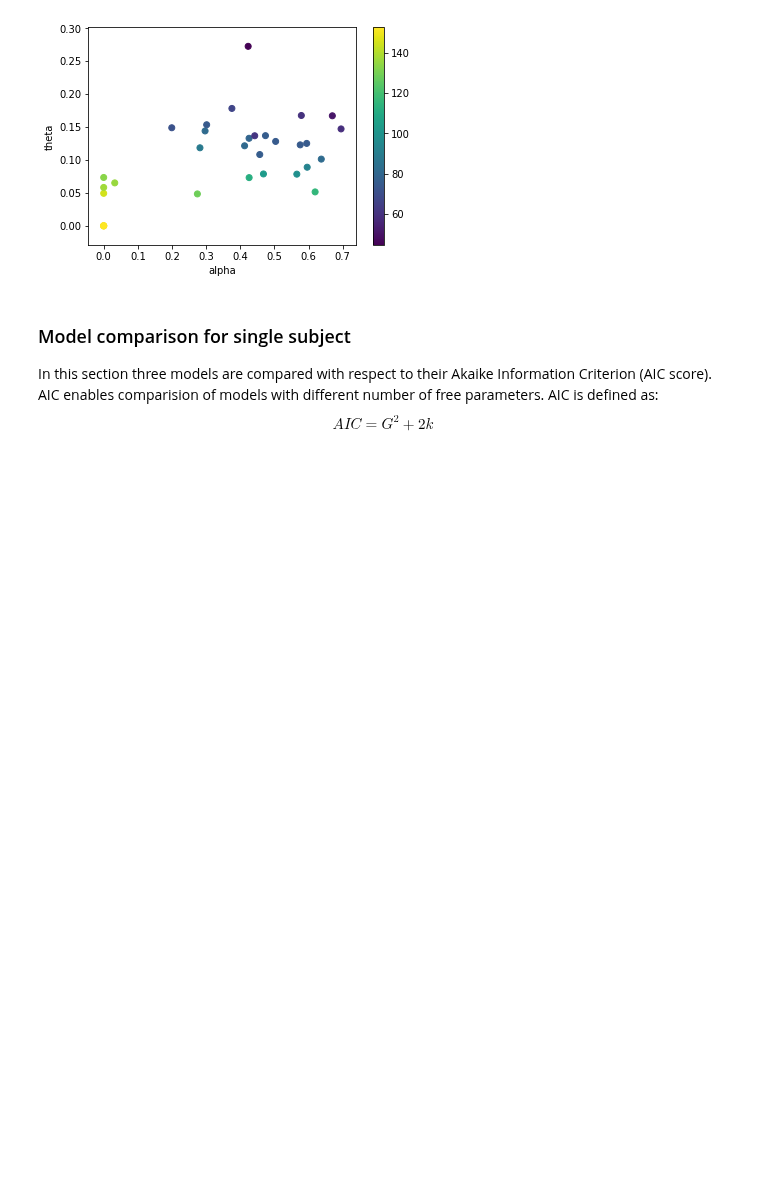
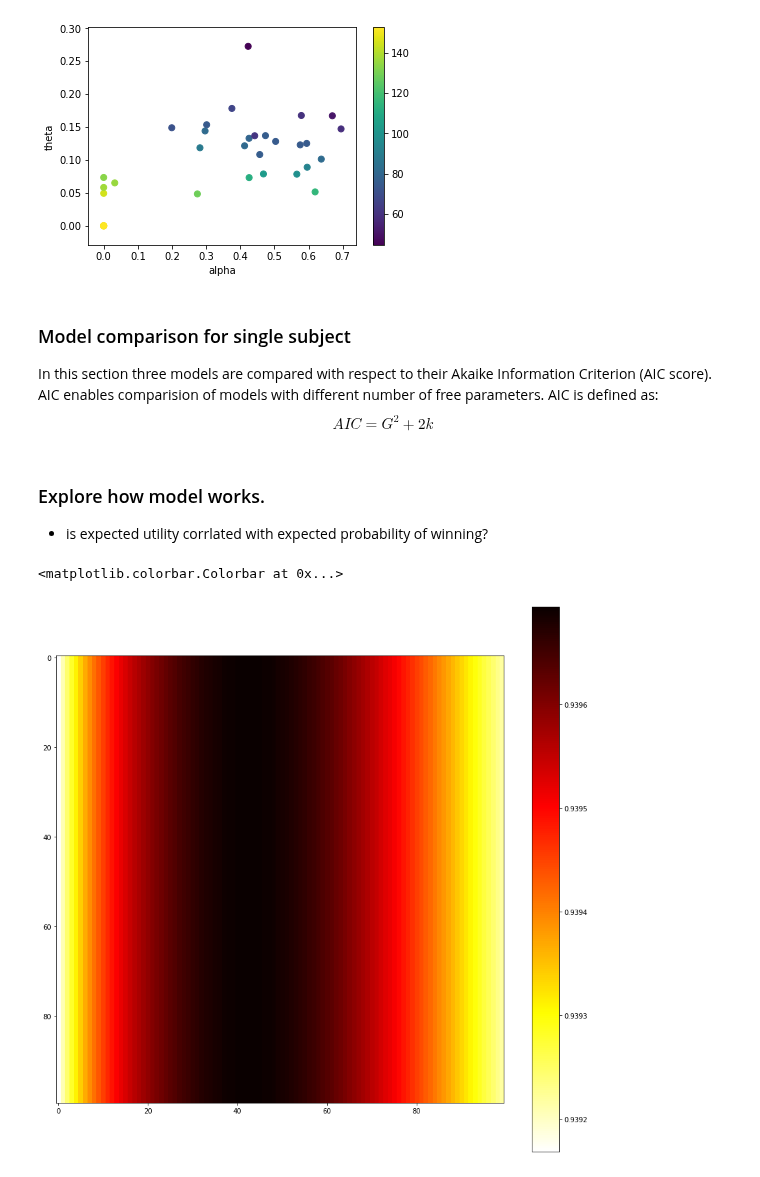
Before and after one commit to kbonna/decidenet, a Jupyter notebook: behavioral_analysis/dn_ba_03_single_subject_model_fit.ipynb, the cells around one changed output. Drawn from its saved outputs; the diff is of its cells as text; code cells hidden in the pictures; blank space fills up the shorter version.

```diff
--- a/behavioral_analysis/dn_ba_03_single_subject_model_fit.ipynb
+++ b/behavioral_analysis/dn_ba_03_single_subject_model_fit.ipynb
@@ -198,7 +198,7 @@ def model3(beh, meta, subject, condition, alpha, theta, gamma, delta):
     util = estimate_utilities(beh, meta, subject, condition, gamma, delta)
     p = estimate_choice_probability(val, util, kind='softmax', theta=theta)
 
-    return p
+    return (val, util, p)
 # %% [markdown]
 ### Show example model fit for models 1 and 2
 Models are fitted to subject responses using $G^2$ which is a measure of badness-of-fit derived from log likelyhood. In this section model 1 and 2 are fitted for all possible parameters sampled from parameter space. Both task conditions are fitted separately for single subject. Finally, $G^2$  function is visualised in the parameter space.
@@ -393,3 +393,6 @@ ax.set_xlabel('Akaike Information Criterion')
 ax.set_yticks(range(3))
 ax.set_yticklabels(['model1', 'model2', 'model3'])
 ax.grid()
+# %% [markdown]
+### Explore how model works.
+- is expected utility corrlated with expected probability of winning?
@@ -395,0 +454,7 @@ ax.grid()
+# %%
+fig, ax = plt.subplots(nrows=1, ncols=1, figsize=(15,15), facecolor='w')
+im = ax.imshow(rho, cmap='hot_r')
+plt.colorbar(im)
+# %% [output]
+<matplotlib.colorbar.Colorbar at 0x...>
+[figure, added]
```
Also changed, not shown: parts of 1 cell of this notebook.
